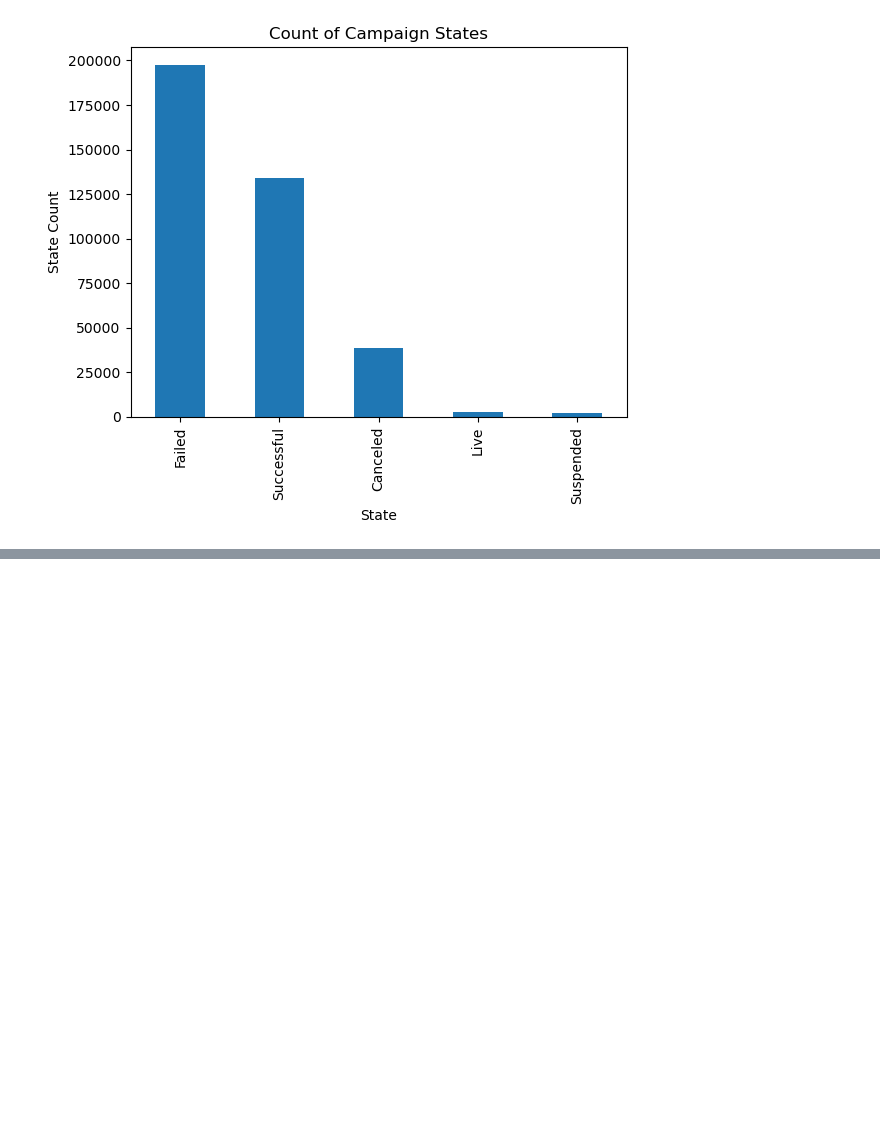
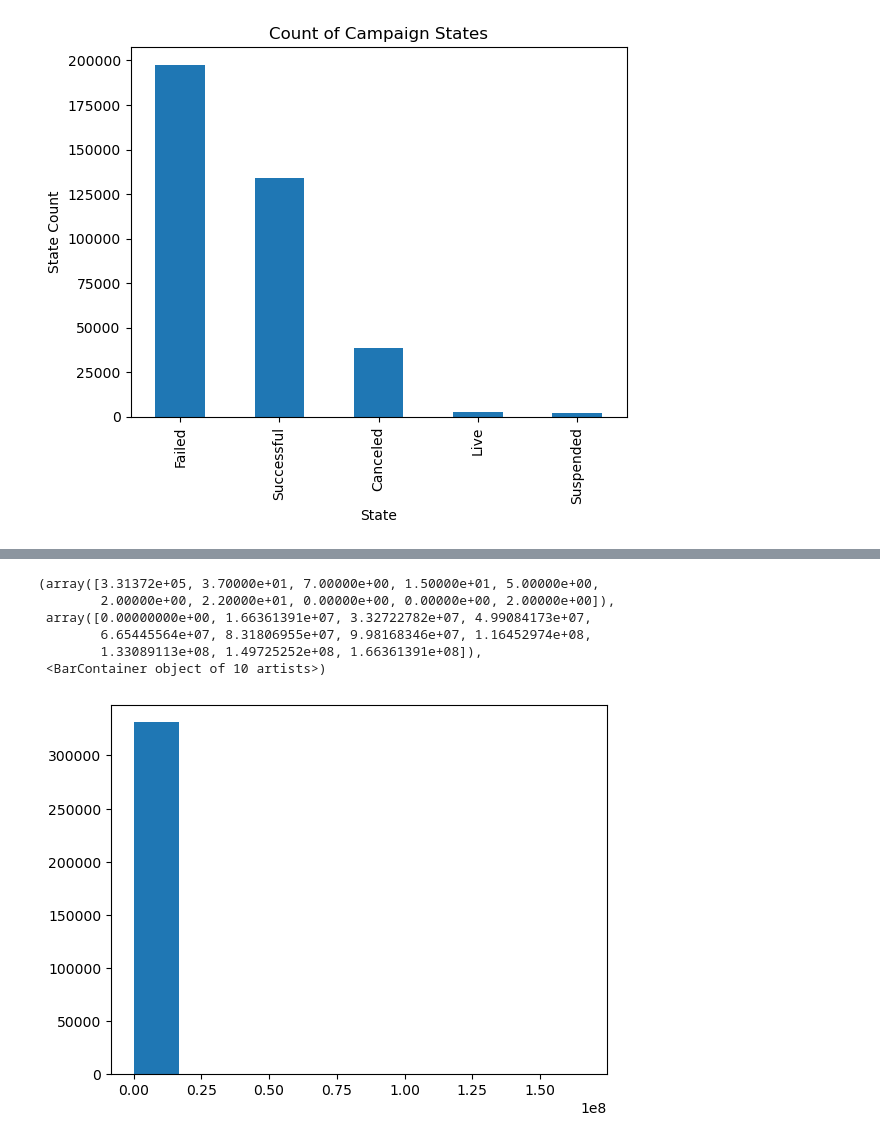
Before and after one commit to SBangarh/Kickstarter_analysis, a Jupyter notebook: eda.ipynb, the cells around one changed output, grey strips where cells are left out. Drawn from its saved outputs; the diff is of its cells as text; code cells hidden in the pictures; blank space fills up the shorter version.

```diff
--- a/eda.ipynb
+++ b/eda.ipynb
@@ -339,0 +389,10 @@ Text(0, 0.5, 'State Count')
+# %%
+plt.hist(working_df['Goal'])
+# %% [output]
+(array([3.31372e+05, 3.70000e+01, 7.00000e+00, 1.50000e+01, 5.00000e+00,
+        2.00000e+00, 2.20000e+01, 0.00000e+00, 0.00000e+00, 2.00000e+00]),
+ array([0.00000000e+00, 1.66361391e+07, 3.32722782e+07, 4.99084173e+07,
+        6.65445564e+07, 8.31806955e+07, 9.98168346e+07, 1.16452974e+08,
+        1.33089113e+08, 1.49725252e+08, 1.66361391e+08]),
+ <BarContainer object of 10 artists>)
+[figure, added]
```
Also changed, not shown: parts of 19 cells of this notebook.
